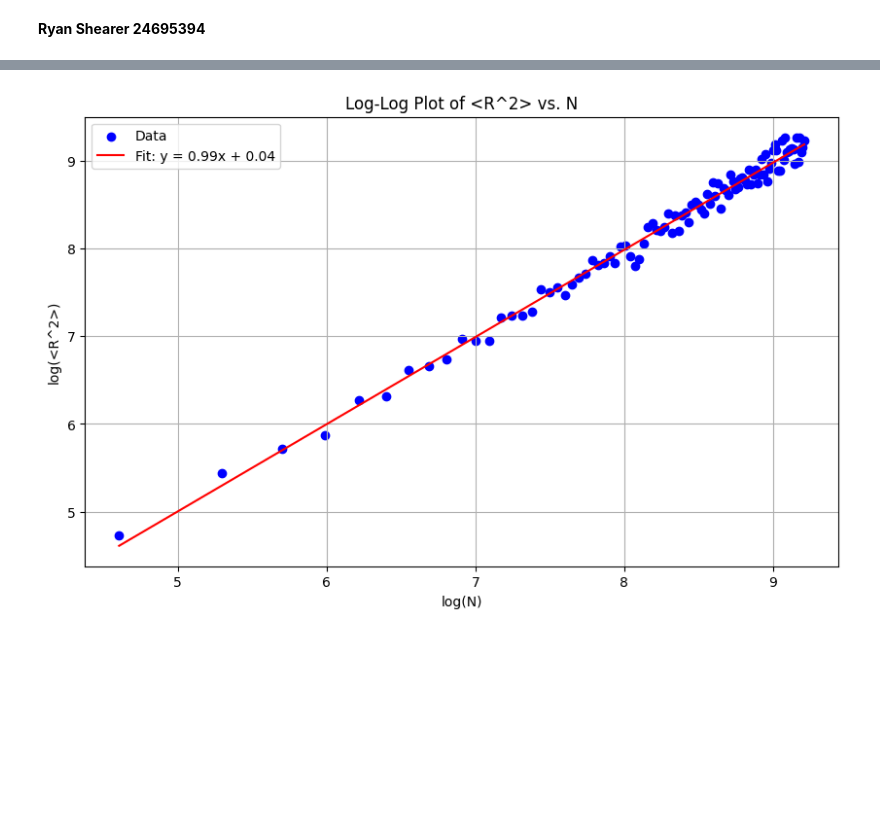
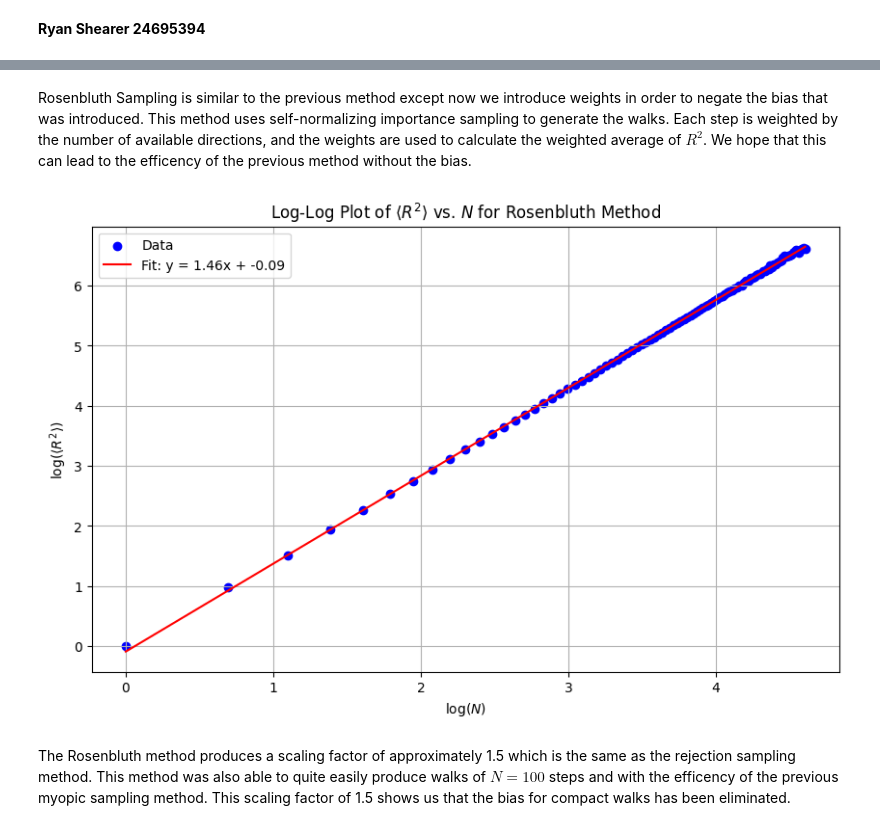
Before and after one commit to Ryan-TheInvoker/Computational-Physics, a Jupyter notebook: Assignment_3 - Notebook.ipynb, the cells around one changed output, grey strips where cells are left out. Cells and saved outputs as stored; diff of their text form; code cells hidden in the pictures; blank space fills up the shorter version.

```diff
--- a/Assignment_3 - Notebook.ipynb
+++ b/Assignment_3 - Notebook.ipynb
@@ -5,29 +229,35 @@ Data Processing and Analysis for Question 1
+# %% [markdown]
+Rosenbluth Sampling is similar to the previous method except now we introduce weights in order to negate the bias that was introduced. This method uses self-normalizing importance sampling to generate the walks. Each step is weighted by the number of available directions, and the weights are used to calculate the weighted average of $ R^2 $. We hope that this can lead to the efficency of the previous method without the bias.
 # %%
-import numpy as np
-from scipy.stats import linregress
-import matplotlib.pyplot as plt
 
-# 1. Load Data
-data = np.loadtxt("random_walk_data.txt", delimiter=",", skiprows=1)
+# Load Data
+data = np.loadtxt("saw_rosenbluth_data.txt", delimiter=",", skiprows=1)
 N_values = data[:, 0]
 R2_values = data[:, 1]
+R_values = data[:, 2]
 
-# 2. Transform Data
+# Filter out invalid values (0 and NaN)
+valid_indices = np.logical_and(N_values > 0, np.logical_and(R2_values > 0, R_values > 0))
+N_values = N_values[valid_indices]
+R2_values = R2_values[valid_indices]
+R_values = R_values[valid_indices]
+
+# Log-log plot for <R^2> vs N
 log_N = np.log(N_values)
 log_R2 = np.log(R2_values)
 
-# 3. Fit a Linear Function
-slope, intercept, r_value, p_value, std_err = linregress(log_N, log_R2)
+slope, intercept, _, _, _ = linregress(log_N, log_R2)
 
-# 4. Plot
 plt.figure(figsize=(10, 6))
 plt.scatter(log_N, log_R2, label="Data", color="blue")
 plt.plot(log_N, slope*log_N + intercept, label=f"Fit: y = {slope:.2f}x + {intercept:.2f}", color="red")
-plt.title("Log-Log Plot of <R^2> vs. N")
-plt.xlabel("log(N)")
-plt.ylabel("log(<R^2>)")
+plt.title(r"Log-Log Plot of $\langle R^2 \rangle$ vs. $N$ for Rosenbluth Method")
+plt.xlabel(r"$\log(N)$")
+plt.ylabel(r"$\log(\langle R^2 \rangle)$")
 plt.legend()
 plt.grid(True)
 plt.show()
 # %% [output]
-[figure, old version]
+[figure, new version]
+# %% [markdown]
+The Rosenbluth method produces a scaling factor of approximately 1.5 which is the same as the rejection sampling method. This method was also able to quite easily produce walks of $N=100$ steps and with the efficency of the previous myopic sampling method. This scaling factor of 1.5 shows us that the bias for compact walks has been eliminated.
```
Also changed, not shown: parts of 29 cells of this notebook, 8 other files.
